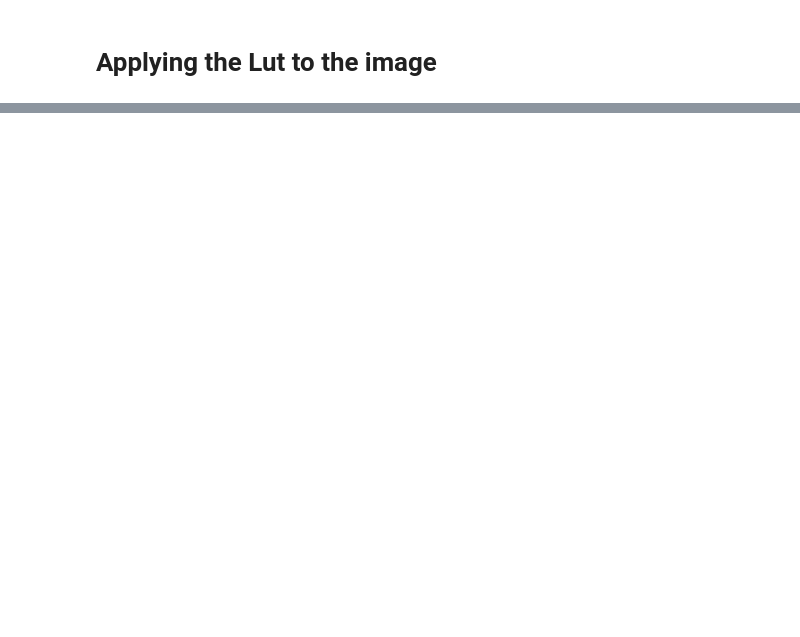
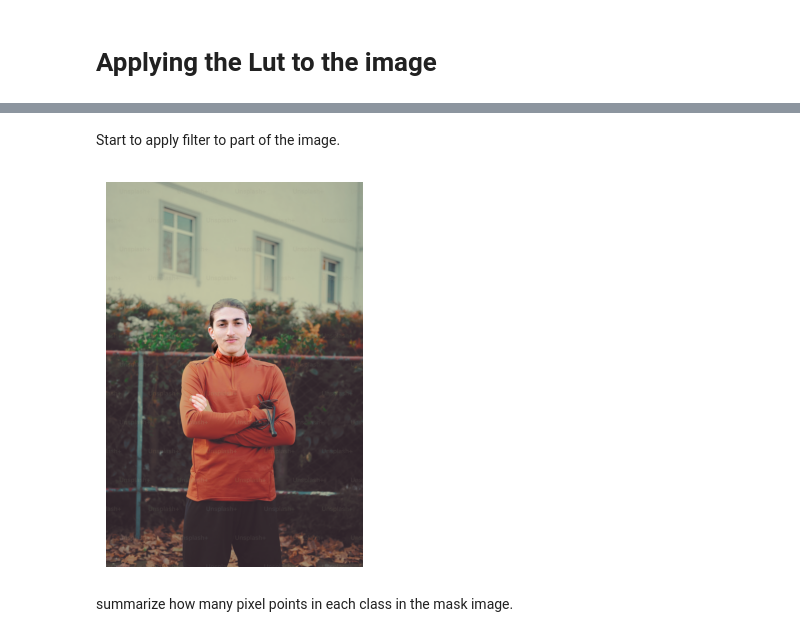
Before and after one commit to AlanGalaxy/507, a Jupyter notebook: 507_Proect.ipynb, the cells around one changed output, grey strips where cells are left out. Cells and saved outputs as stored; diff of their text form; code cells hidden in the pictures; blank space fills up the shorter version.

```diff
--- a/507_Proect.ipynb
+++ b/507_Proect.ipynb
@@ -167,0 +188,37 @@ plt.show()
+# %% [markdown]
+Start to apply filter to part of the image.
+# %%
+from PIL import Image
+import numpy as np
+
+# load the image
+# im = Image.open("1.jpeg")
+im = image
+im_lut = Image.open("image-with-lut-applied.png")
+# mask = Image.open("mask.png")
+mask = pred_seg
+
+# change to NumPy array
+mask_array = np.array(mask)
+im_array = np.array(im)
+im_lut_array = np.array(im_lut)
+
+# categories for skin
+categories_to_keep = [11, 12, 13, 15]
+
+# mask for skin
+keep_mask = np.isin(mask_array, categories_to_keep)
+
+final_image_array = np.where(keep_mask[..., None], im_array, im_lut_array)
+
+# save and plot the image
+final_image = Image.fromarray(final_image_array.astype('uint8'))
+final_image.save("final_image2.png")
+fig, ax = plt.subplots(figsize=(5, 5))
+ax.imshow(final_image)
+ax.axis("off")
+plt.show()
+# %% [output]
+[figure, added]
+# %% [markdown]
+summarize how many pixel points in each class in the mask image.
```
Also changed, not shown: parts of 6 cells of this notebook.
